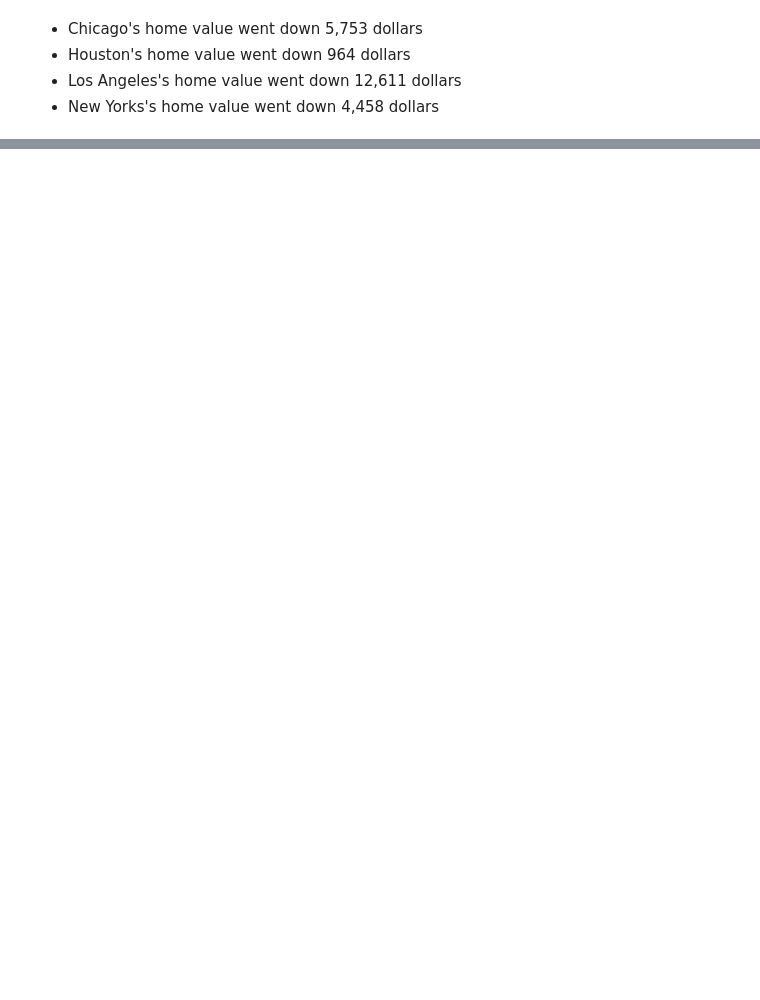
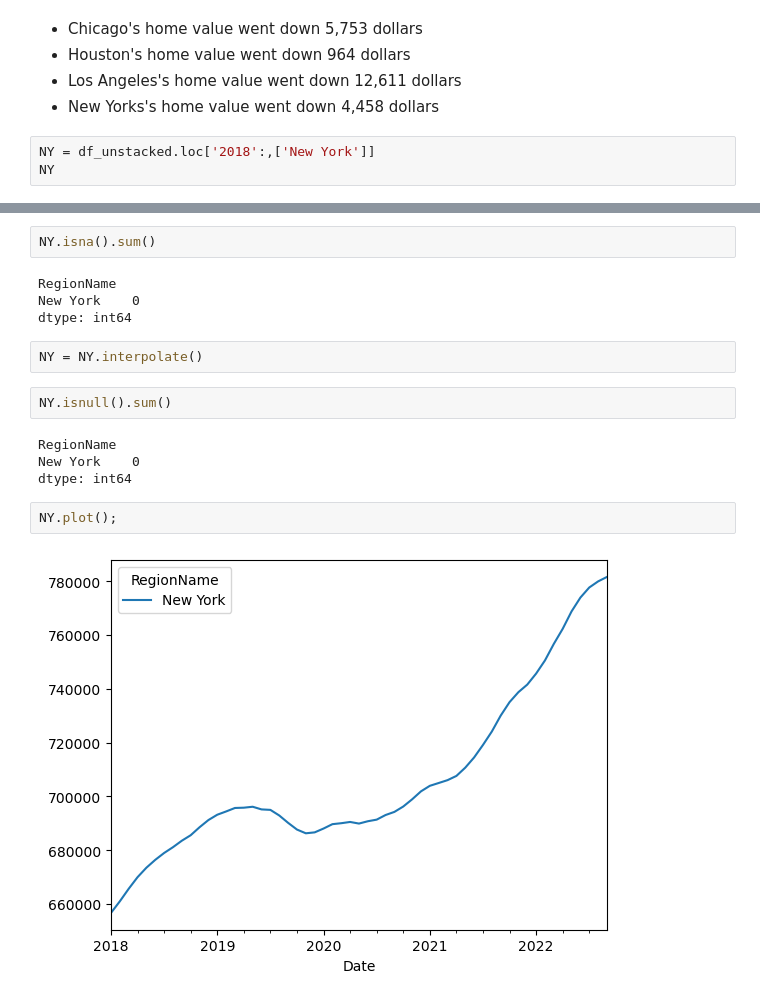
Before and after one commit to carlolopez03/TimeSeriesAssignments, a Jupyter notebook: Wide_form_data_core.ipynb, the cells around one changed output, grey strips where cells are left out. Drawn from its saved outputs; the diff is of its cells as text; blank space fills up the shorter version.

```diff
--- a/Wide_form_data_core.ipynb
+++ b/Wide_form_data_core.ipynb
@@ -207,3 +334,6 @@ df_q2.diff()
 - Houston's home value went down 964 dollars
 - Los Angeles's home value went down 12,611 dollars
 - New Yorks's home value went down 4,458 dollars
+# %%
+NY = df_unstacked.loc['2018':,['New York']]
+NY
@@ -209,0 +359,18 @@ df_q2.diff()
+# %%
+NY.isna().sum()
+# %% [output]
+RegionName
+New York    0
+dtype: int64
+# %%
+NY = NY.interpolate()
+# %%
+NY.isnull().sum()
+# %% [output]
+RegionName
+New York    0
+dtype: int64
+# %%
+NY.plot();
+# %% [output]
+[figure, added]
```
Also changed, not shown: parts of 37 cells of this notebook.
